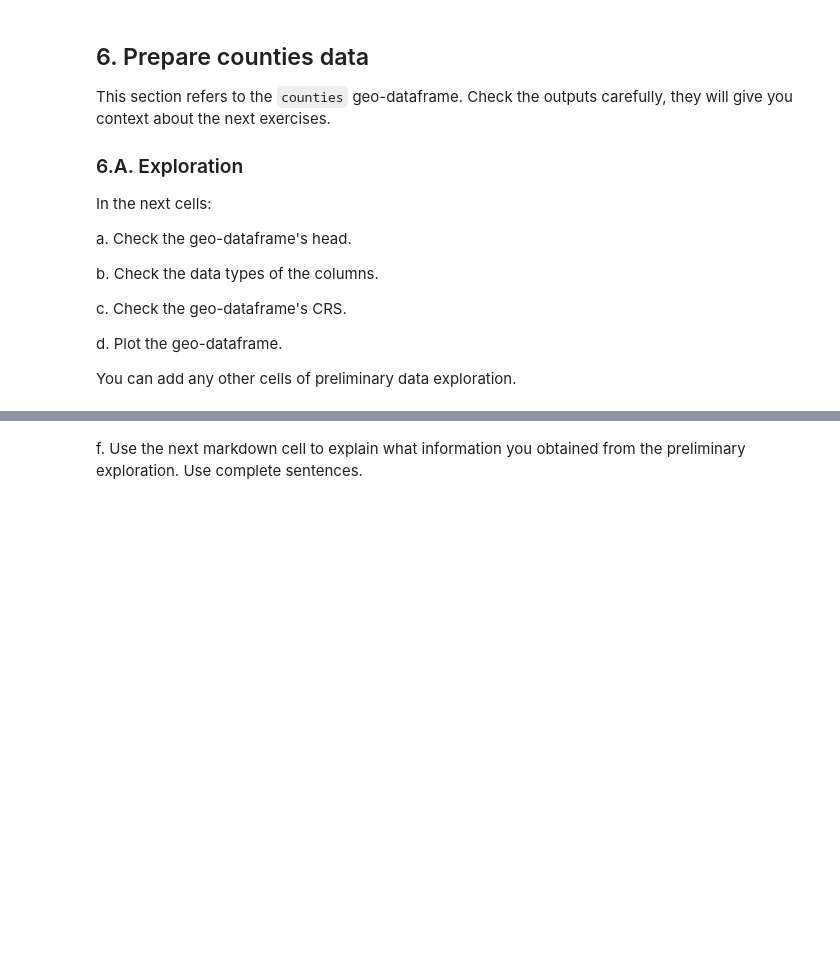
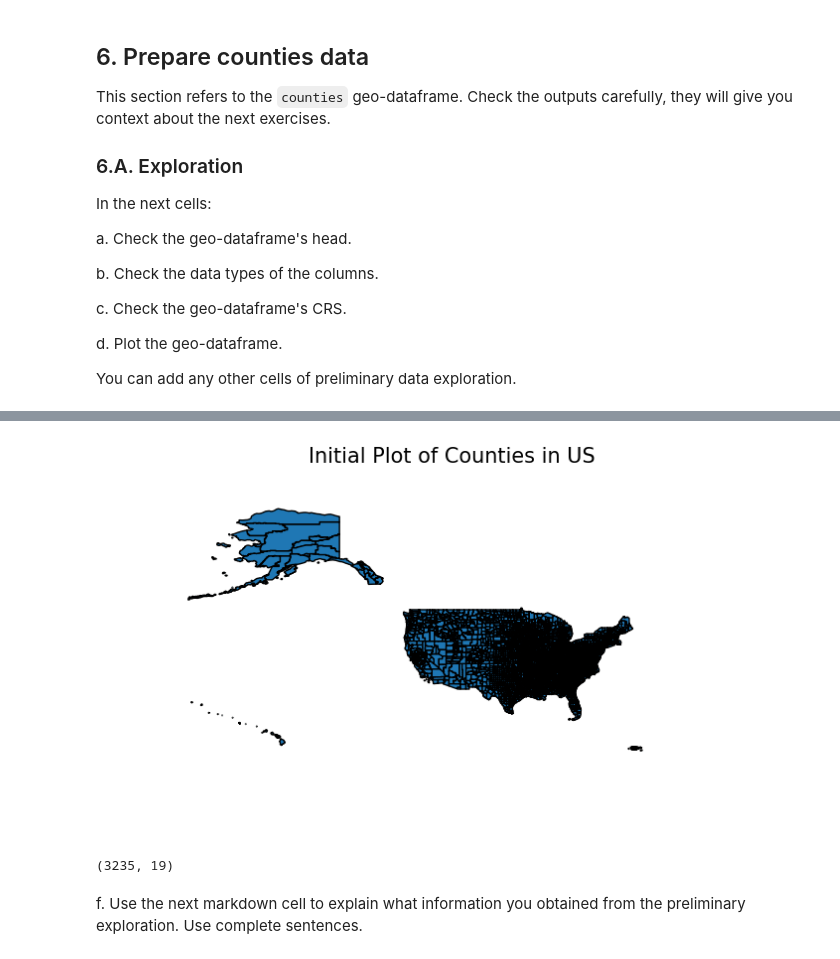
Before and after one commit to mmyiv/eds220-hwk3, a Jupyter notebook: hwk3-task2-oil-spills.ipynb, the cells around one changed output, grey strips where cells are left out. Drawn from its saved outputs; the diff is of its cells as text; code cells hidden in the pictures; blank space fills up the shorter version.

Commit message:
complete earlier exercises of data exploration

```diff
--- a/hwk3-task2-oil-spills.ipynb
+++ b/hwk3-task2-oil-spills.ipynb
@@ -73,7 +91,7 @@ spills = pd.read_csv('data/Spill_Incidents.csv')
 # Create an abosulute file path for reading in counties data
 fp = os.path.join('data',
                   'counties',
-                  'tl_2023_us_state.shp')
+                  'tl_2023_us_county.shp')
 counties = gpd.read_file(fp)
 # %% [output]
 ERROR 1: PROJ: proj_create_from_database: Open of /opt/anaconda3/share/proj failed
@@ -272,3 +327,29 @@ You can add any other cells of preliminary data exploration.
+# %%
+# d. Make an initial plot of the data
+fig, ax = plt.subplots(figsize=(9,5))
+
+# Remove the axis for a cleaner map
+ax.axis('off')
+
+# Title for the plot
+ax.set_title('Initial Plot of Counties in US',
+              fontsize=15)
+
+counties.plot(ax=ax,
+               edgecolor = 'black')
+
+# Set limits for easier viewing
+plt.xlim(-200, -25)
+plt.ylim(0, 80)
+
+plt.show()
+# %% [output]
+[figure, added]
+# %%
+# Check dimensions
+counties.shape
+# %% [output]
+(3235, 19)
 # %% [markdown]
 <!-- BEGIN QUESTION -->
 
```
Also changed, not shown: parts of 45 cells of this notebook.
